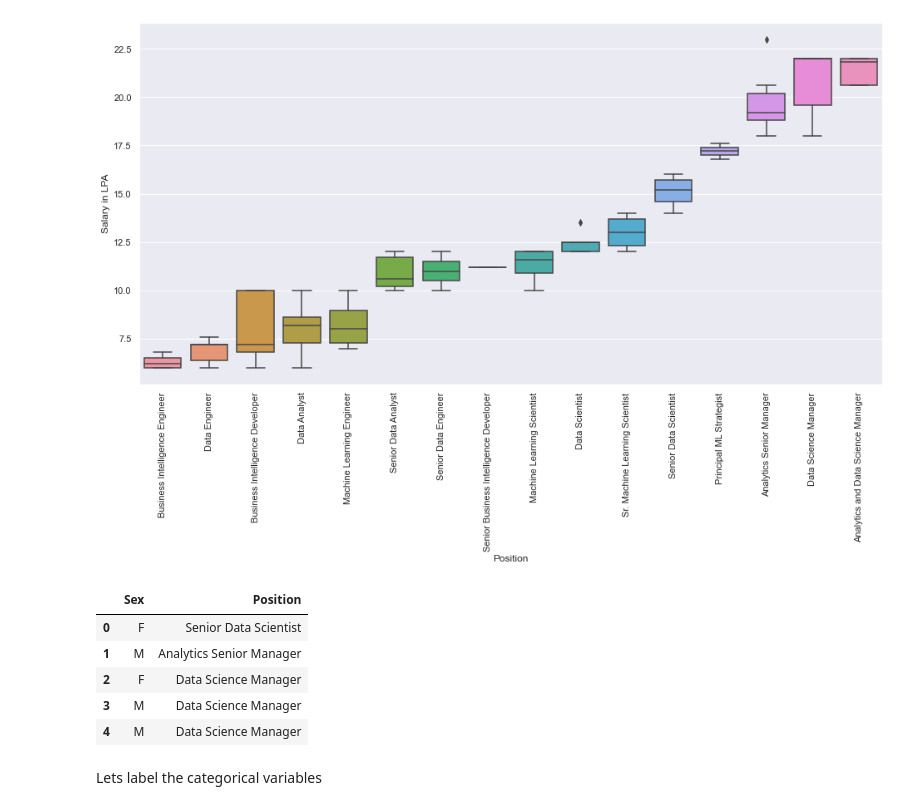
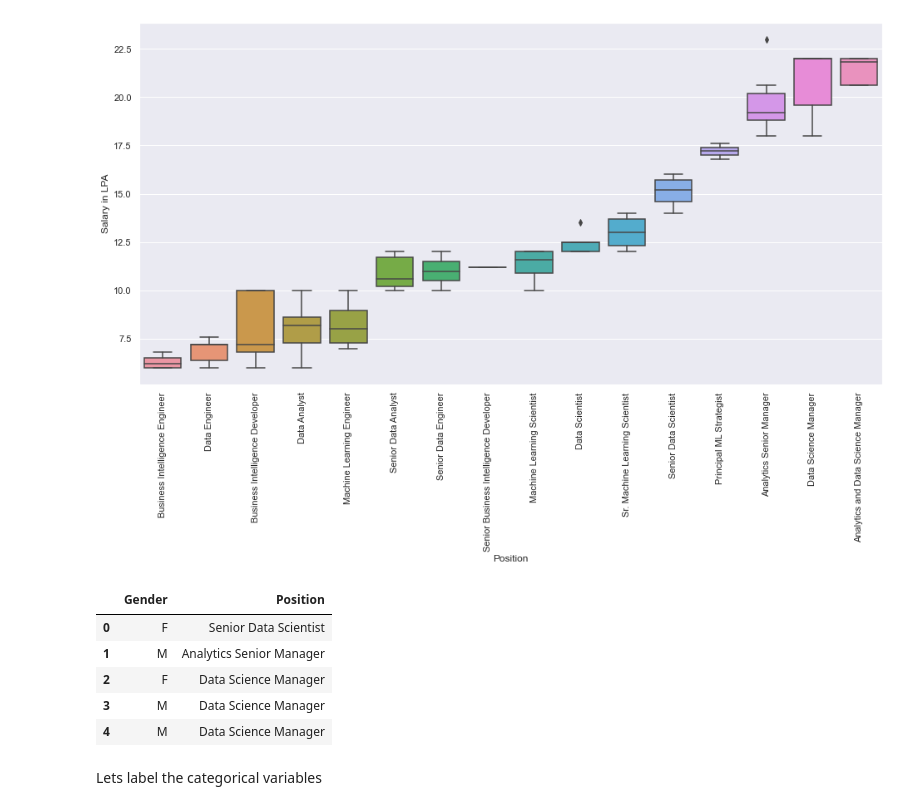
Before and after one commit to KP-37/Job-applicants-score-prediction-logistic-model, a Jupyter notebook: employee_score.ipynb, the cells around one changed output. Cells and saved outputs as stored; diff of their text form; code cells hidden in the pictures.

```diff
--- a/employee_score.ipynb
+++ b/employee_score.ipynb
@@ -39,9 +39,9 @@ memory usage: 21.5+ KB
 # %%
-Data = Employee[["EmpID", "DOB", "Date of Joining", "Sex", "MarriedID", "Department", "Position", "Total Experience", "Educationa Degree", "Graduation Grade", "PerformanceScore", "EngagementSurvey", "Adv. Excel", "Python", "SQL", "R", "Tableau", "Power BI", "Java", "C++", "VBA", "Worthiness", "Salary in LPA"]]
+Data = Employee[["EmpID", "DOB", "Date of Joining", "Gender", "MarriedID", "Department", "Position", "Total Experience", "Educationa Degree", "Graduation Grade", "PerformanceScore", "EngagementSurvey", "Adv. Excel", "Python", "SQL", "R", "Tableau", "Power BI", "Java", "C++", "VBA", "Worthiness", "Salary in LPA"]]
 
 print(Data.head())
 
-Data2 = Employee[["Education_Score", "Experience_score", "Skill_score", "Worthiness", "Salary in LPA", "Position", "Sex"]]
+Data2 = Employee[["Education_Score", "Experience_score", "Skill_score", "Worthiness", "Salary in LPA", "Position", "Gender"]]
 
 Data2.head()
 # %% [output]
@@ -136,10 +136,10 @@ from sklearn.neural_network import MLPRegressor
 from sklearn.ensemble import GradientBoostingRegressor,AdaBoostRegressor,BaggingRegressor, RandomForestRegressor
 from sklearn.ensemble import ExtraTreesRegressor
 # %%
-df_train = Data2[["Sex", "Position"]]
+df_train = Data2[["Gender", "Position"]]
 df_train.head()
 # %% [output]
-|  | Sex | Position |
+|  | Gender | Position |
 | 0 | F | Senior Data Scientist |
 | 1 | M | Analytics Senior Manager |
 | 2 | F | Data Science Manager |
```
Also changed, not shown: parts of 12 cells of this notebook.
